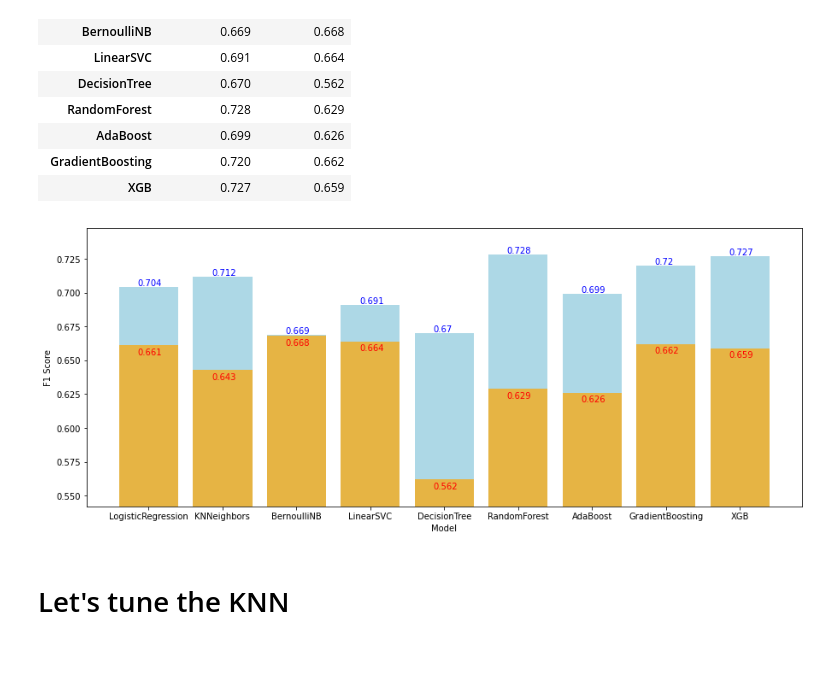
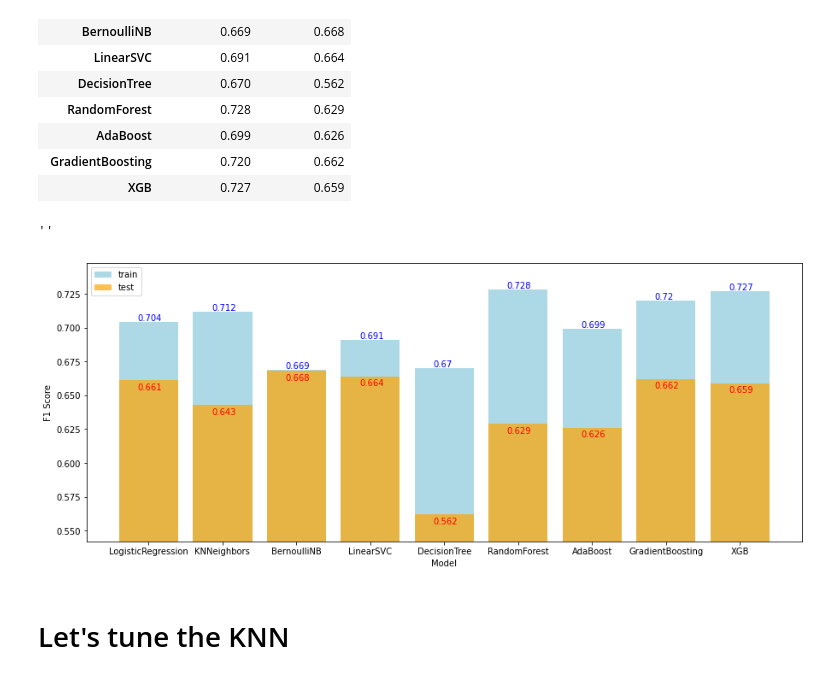
Before and after one commit to rcollmenendez/propulsion_challenges, a Jupyter notebook: Advanced_Classification_Models.ipynb, the cells around one changed output. Saved outputs shown, nothing was run; the diff lists cells and outputs as text; code cells hidden in the pictures.

```diff
--- a/Advanced_Classification_Models.ipynb
+++ b/Advanced_Classification_Models.ipynb
@@ -470,27 +470,30 @@ scores_df
 # %%
 # Plot the scores
 fig, ax = plt.subplots(figsize=(15,6))
 
 ax.bar(scores_df.index, scores_df["train - f1_score"], label="train", color="lightblue")
 ax.bar(scores_df.index, scores_df["test - f1_score"], label="test", color="orange", alpha=0.7)
 
 # Plot text for train
 x = scores_df.index
 y = scores_df["train - f1_score"]
 for i in range(len(x)):
         ax.text(i - 0.15, y[i]+0.001, y[i], color="blue")
 
 # Plot text for test
 x = scores_df.index
 y = scores_df["test - f1_score"]
 for i in range(len(x)):
         ax.text(i - 0.15, y[i]-0.007, y[i], color="red")
 
 ax.set_ylim(min(scores_df["test - f1_score"])-0.02, max(scores_df["train - f1_score"])+0.02)
 ax.set_xlabel("Model")
-ax.set_ylabel("F1 Score");
+ax.set_ylabel("F1 Score")
+ax.legend()
+;
 # %% [output]
+''
-[figure, old version]
+[figure, new version]
 # %% [markdown]
 # Let's tune the KNN
 # %%
```
